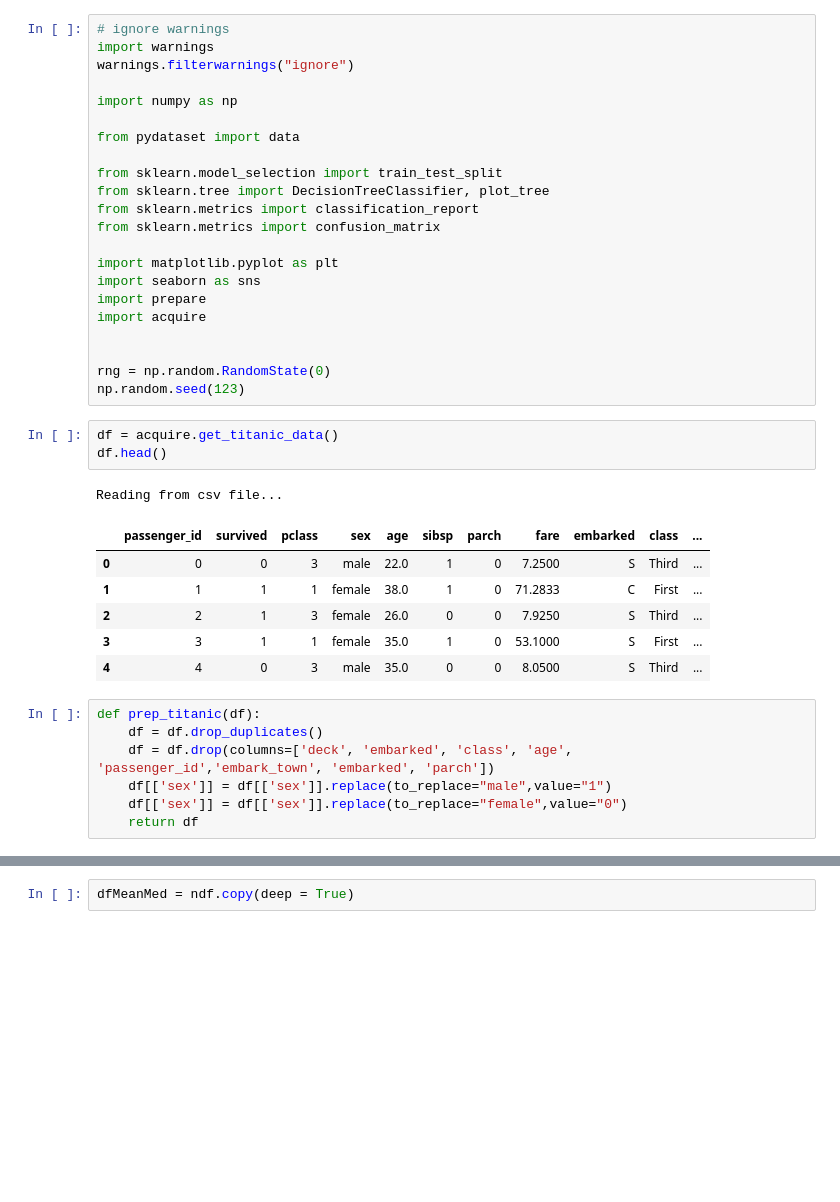
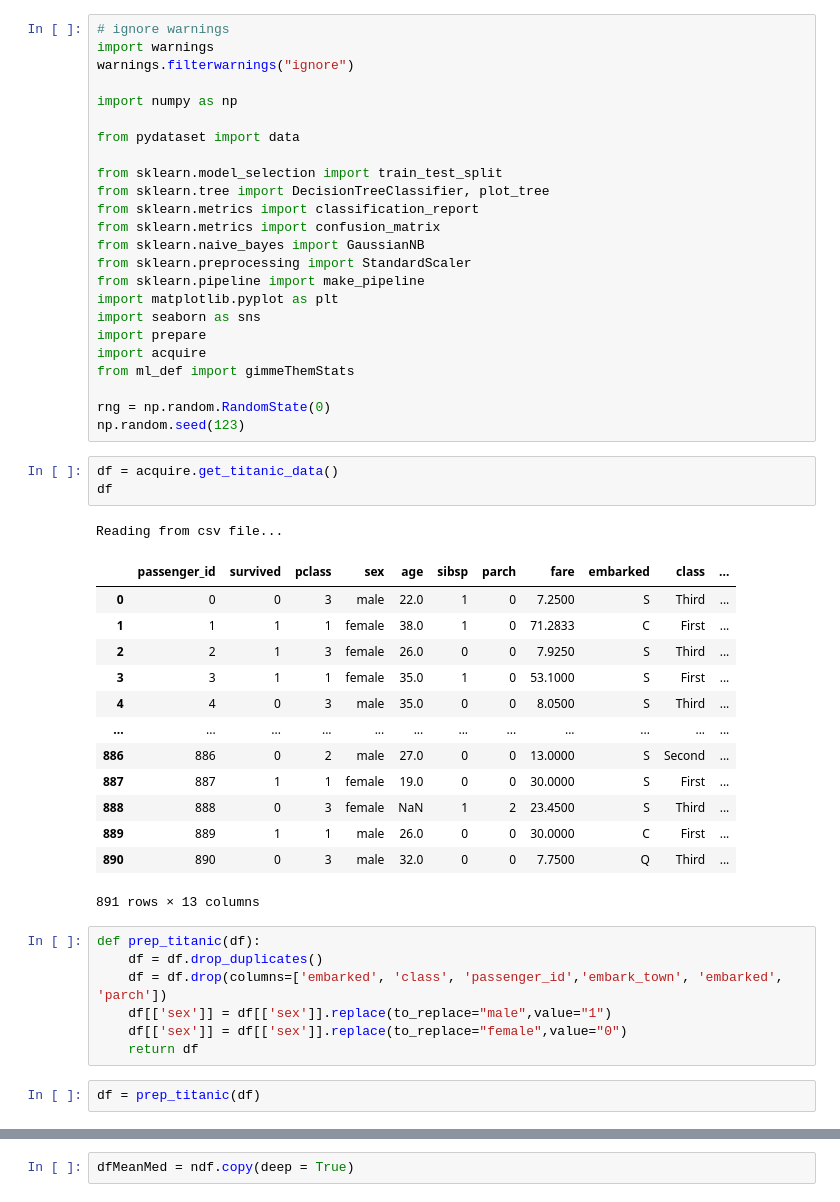
Before and after one commit to sgtcurran/classification-exercises, a Jupyter notebook: model.ipynb, the cells around one changed output, grey strips where cells are left out. Drawn from its saved outputs; the diff is of its cells as text; blank space fills up the shorter version.

```diff
--- a/model.ipynb
+++ b/model.ipynb
@@ -11,30 +11,41 @@ from sklearn.model_selection import train_test_split
 from sklearn.tree import DecisionTreeClassifier, plot_tree
 from sklearn.metrics import classification_report
 from sklearn.metrics import confusion_matrix
-
+from sklearn.naive_bayes import GaussianNB
+from sklearn.preprocessing import StandardScaler
+from sklearn.pipeline import make_pipeline
 import matplotlib.pyplot as plt
 import seaborn as sns
 import prepare
 import acquire
-
+from ml_def import gimmeThemStats
 
 rng = np.random.RandomState(0)
 np.random.seed(123)
 # %%
 df = acquire.get_titanic_data()
-df.head()
+df
 # %% [output]
 Reading from csv file...
 |  | passenger_id | survived | pclass | sex | age | sibsp | parch | fare | embarked | class | ... |
 | 0 | 0 | 0 | 3 | male | 22.0 | 1 | 0 | 7.2500 | S | Third | ... |
 | 1 | 1 | 1 | 1 | female | 38.0 | 1 | 0 | 71.2833 | C | First | ... |
 | 2 | 2 | 1 | 3 | female | 26.0 | 0 | 0 | 7.9250 | S | Third | ... |
 | 3 | 3 | 1 | 1 | female | 35.0 | 1 | 0 | 53.1000 | S | First | ... |
 | 4 | 4 | 0 | 3 | male | 35.0 | 0 | 0 | 8.0500 | S | Third | ... |
+| ... | ... | ... | ... | ... | ... | ... | ... | ... | ... | ... | ... |
+| 886 | 886 | 0 | 2 | male | 27.0 | 0 | 0 | 13.0000 | S | Second | ... |
+| 887 | 887 | 1 | 1 | female | 19.0 | 0 | 0 | 30.0000 | S | First | ... |
+| 888 | 888 | 0 | 3 | female | NaN | 1 | 2 | 23.4500 | S | Third | ... |
+| 889 | 889 | 1 | 1 | male | 26.0 | 0 | 0 | 30.0000 | C | First | ... |
+| 890 | 890 | 0 | 3 | male | 32.0 | 0 | 0 | 7.7500 | Q | Third | ... |
+891 rows × 13 columns
 # %%
 def prep_titanic(df):
     df = df.drop_duplicates()
-    df = df.drop(columns=['deck', 'embarked', 'class', 'age', 'passenger_id','embark_town', 'embarked', 'parch'])
+    df = df.drop(columns=['embarked', 'class', 'passenger_id','embark_town', 'embarked', 'parch'])
     df[['sex']] = df[['sex']].replace(to_replace="male",value="1")
     df[['sex']] = df[['sex']].replace(to_replace="female",value="0")
     return df
+# %%
+df = prep_titanic(df)
```
Also changed, not shown: parts of 11 cells of this notebook.
